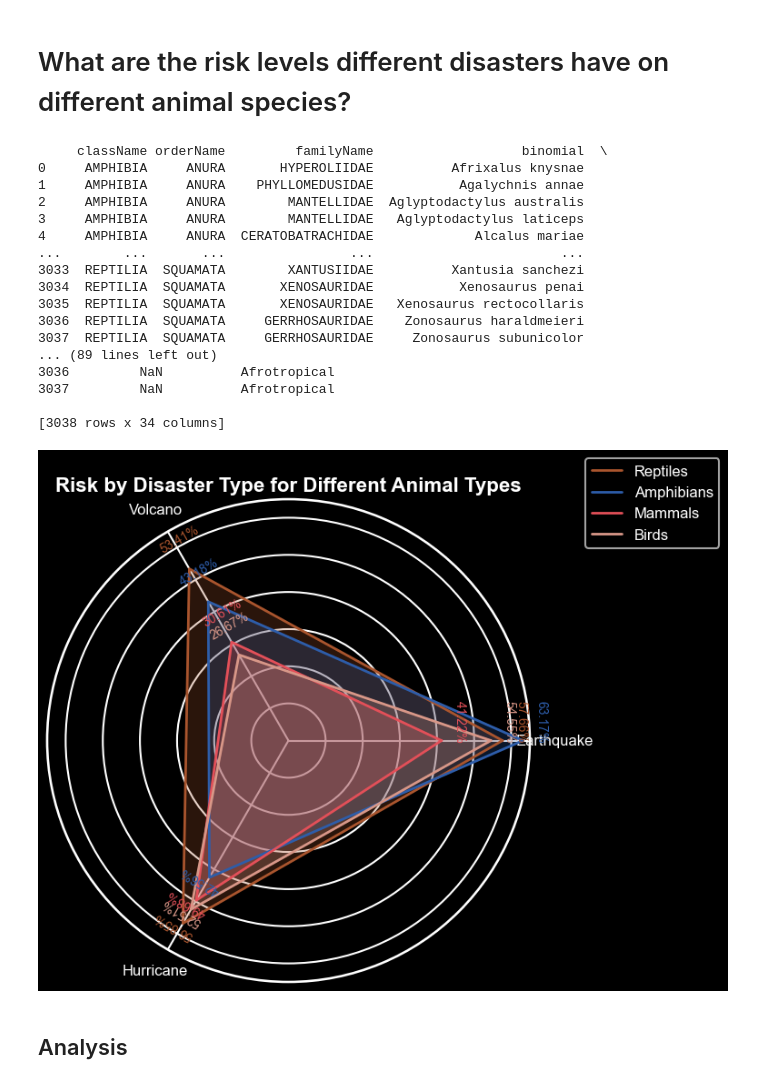
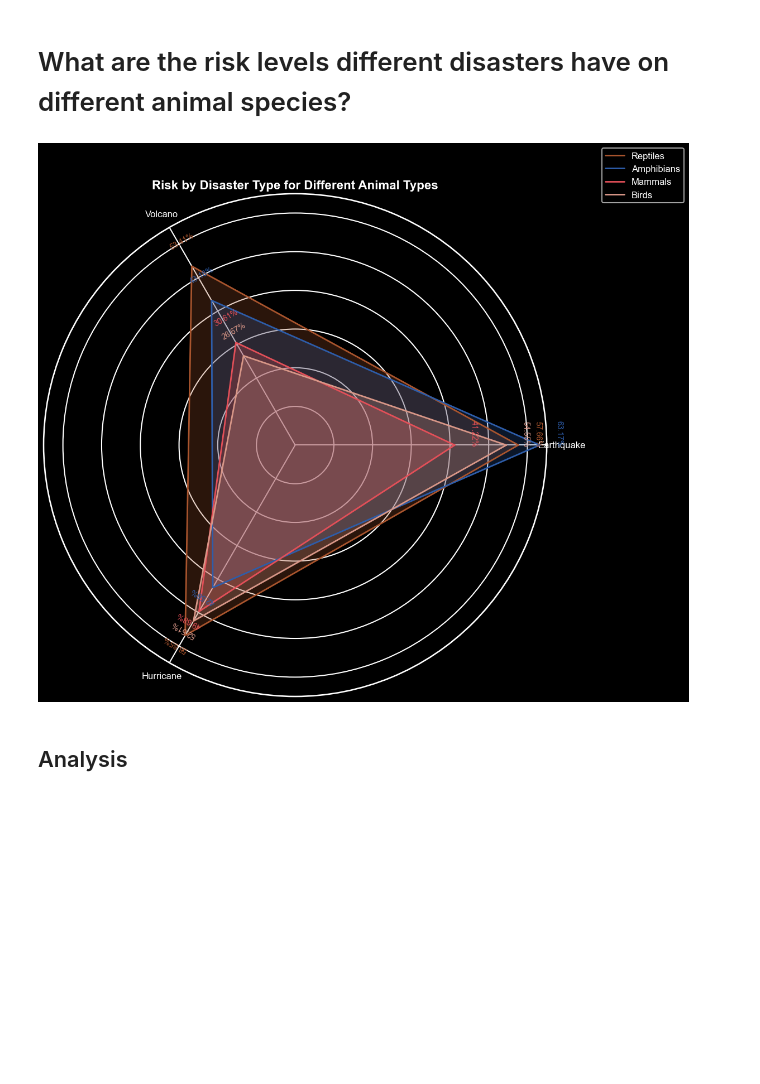
Before and after one commit to JovianSanjaya/2D-Mapping-and-Simulation-Approach, a Jupyter notebook: Hack/analysis.ipynb, the cells around one changed output. Cells and saved outputs as stored; diff of their text form; code cells hidden in the pictures; blank space fills up the shorter version.

```diff
--- a/Hack/analysis.ipynb
+++ b/Hack/analysis.ipynb
@@ -475,52 +478,35 @@ disaster_types = ['Earthquake', 'Volcano', 'Hurricane']
 num_vars = len(disaster_types)
 angles = np.linspace(0, 2 * np.pi, num_vars, endpoint=False).tolist()
 angles += angles[:1]
 
 all_risk = [risk + [risk[0]] for risk in all_risk]
 
-fig, ax = plt.subplots(figsize=(8, 8), subplot_kw=dict(polar=True))
+fig, ax = plt.subplots(figsize=(12, 12), subplot_kw=dict(polar=True))
 
 colors = ["#a9552e", "#2e5da9", "#e35059", "#d89788", "#2b8560"]
 
 for i, risk in enumerate(all_risk):
     ax.plot(angles, risk, linewidth=2, label=animal_types[i], color=colors[i])
     ax.fill(angles, risk, alpha=0.25, color=colors[i])
 
     for j, (angle, value) in enumerate(zip(angles[:-1], risk[:-1])):
         offset = 0.05 + (i * 0.07)
         rotation = np.degrees(angle)
         ax.text(angle, value.iloc[0] + 0.05, f"{value.iloc[0]*100:.2f}%", ha='center', fontsize=10, color=colors[i], rotation= rotation - 90)
 
 ax.set_xticks(angles[:-1])
 ax.set_xticklabels(disaster_types, fontsize=12)
 
 ax.set_yticklabels([])
 
 ax.legend(loc='upper left', bbox_to_anchor=(1.1, 1.1), fontsize=12, title_fontsize=14)
 
 plt.title('Risk by Disaster Type for Different Animal Types', size=16,fontweight='bold')
 plt.tight_layout()
 
 plt.show()
 # %% [output]
-     className orderName         familyName                   binomial  \
-0     AMPHIBIA     ANURA       HYPEROLIIDAE          Afrixalus knysnae
-1     AMPHIBIA     ANURA    PHYLLOMEDUSIDAE           Agalychnis annae
-2     AMPHIBIA     ANURA        MANTELLIDAE  Aglyptodactylus australis
-3     AMPHIBIA     ANURA        MANTELLIDAE   Aglyptodactylus laticeps
-4     AMPHIBIA     ANURA  CERATOBATRACHIDAE             Alcalus mariae
-...        ...       ...                ...                        ...
-3033  REPTILIA  SQUAMATA        XANTUSIIDAE          Xantusia sanchezi
-3034  REPTILIA  SQUAMATA       XENOSAURIDAE           Xenosaurus penai
-3035  REPTILIA  SQUAMATA       XENOSAURIDAE   Xenosaurus rectocollaris
-3036  REPTILIA  SQUAMATA     GERRHOSAURIDAE    Zonosaurus haraldmeieri
-3037  REPTILIA  SQUAMATA     GERRHOSAURIDAE     Zonosaurus subunicolor
-... (89 lines left out)
-3036         NaN          Afrotropical
-3037         NaN          Afrotropical
-
-[3038 rows x 34 columns]
-[figure, old version]
+[figure, new version]
 # %% [markdown]
 ## Analysis
 # %% [markdown]
```
Also changed, not shown: parts of 3 cells of this notebook, 13 other files.
